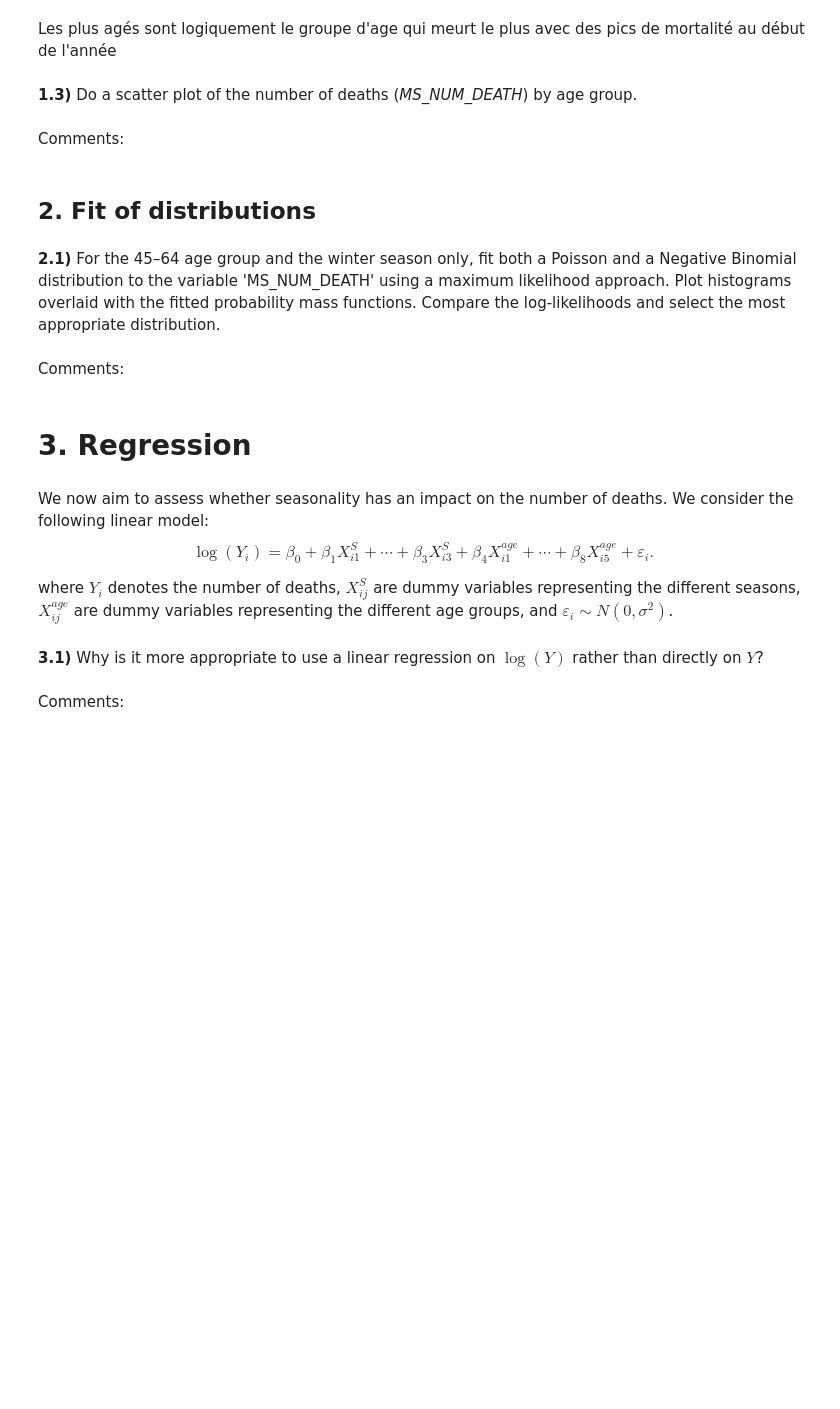
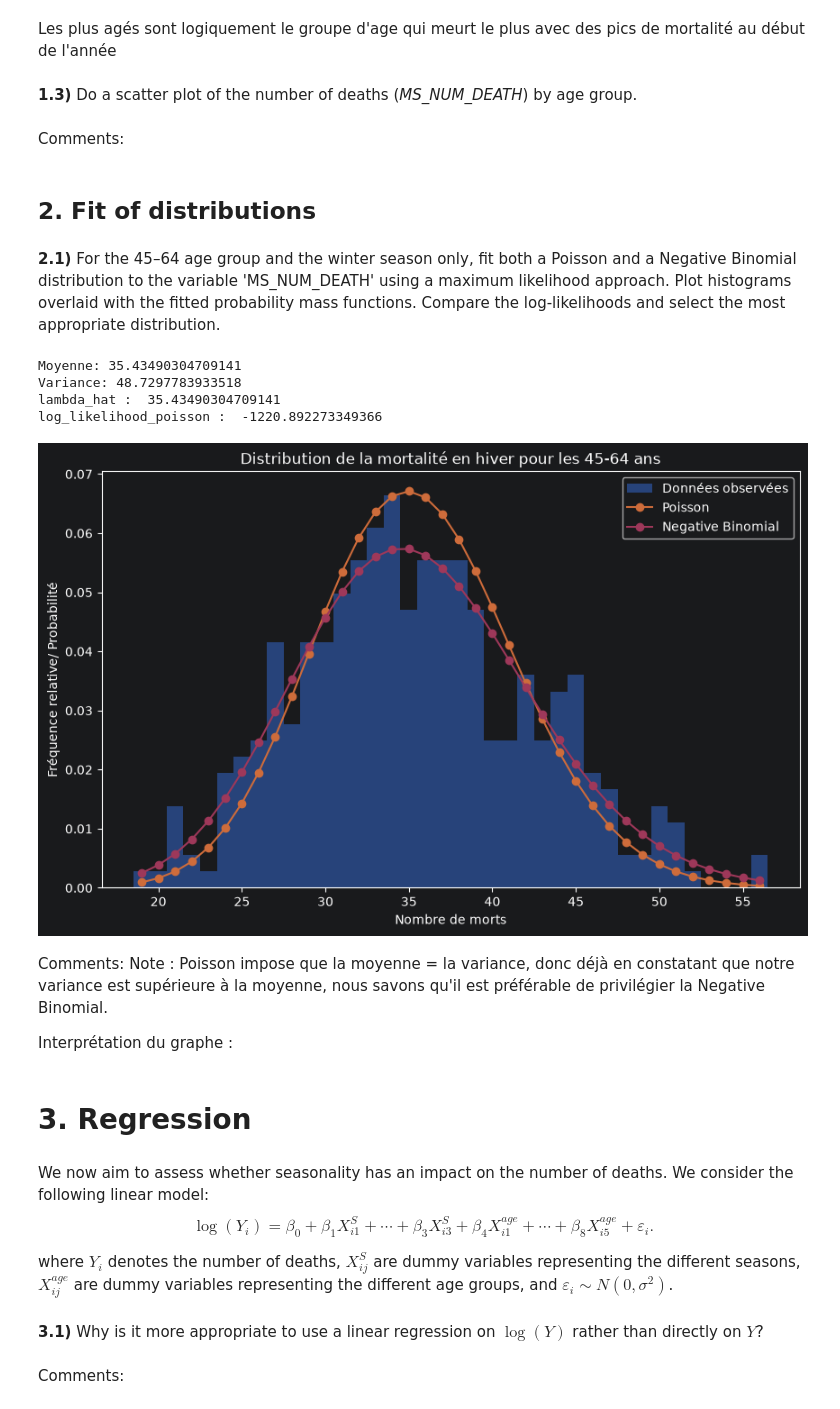
Before and after one commit to Mathieu-Ledent/Hackathon_1_stat, a Jupyter notebook: Hackathon_26_27.ipynb, the cells around one changed output. Drawn from its saved outputs; the diff is of its cells as text; code cells hidden in the pictures; blank space fills up the shorter version.

```diff
--- a/Hackathon_26_27.ipynb
+++ b/Hackathon_26_27.ipynb
@@ -79,9 +79,85 @@ Comments:
 # %% [markdown]
 **2.1)** For the 45–64 age group and the winter season only, fit both a Poisson and a Negative Binomial distribution to the variable 'MS_NUM_DEATH' using a maximum likelihood approach. Plot histograms overlaid with the fitted probability mass functions. Compare the log-likelihoods and select the most appropriate distribution.
 # %%
-# Code here
+from scipy.optimize import minimize
+
+winter_mask = df_pivot.index.month.isin([12, 1, 2])
+winter_45_64 = df_pivot.loc[winter_mask, '45-64'].dropna()
+
+x = winter_45_64.to_numpy()
+
+print("Moyenne:", x.mean())
+print("Variance:", x.var(ddof=1))
+
+#Par Maximum Likelihood:
+
+lambda_hat = x.mean()
+print("lambda_hat : ", lambda_hat)
+
+log_likelihood_poisson = np.sum(sc.poisson.logpmf(winter_45_64, mu=lambda_hat))
+print("log_likelihood_poisson : ", log_likelihood_poisson)
+
+# Negative Binomial :
+
+mean_x = x.mean()
+var_x = x.var(ddof=1)
+
+# Initial estimates
+p0 = mean_x / var_x
+n0 = mean_x**2 / (var_x - mean_x)
+
+def neg_log_likelihood_nb(params):
+    n, p = params
+    return -np.sum(sc.nbinom.logpmf(x, n, p))
+
+result = minimize(
+    neg_log_likelihood_nb,
+    x0=[n0, p0],
+    bounds=[
+        (1e-6, None),
+        (1e-6, 1 - 1e-6)
+    ]
+)
+
+n_hat, p_hat = result.x
+log_likelihood_nb = -result.fun
+
+k = np.arange(int(x.min()), int(x.max()) + 1)
+
+poisson_fit = sc.poisson.pmf(k, lambda_hat)
+nb_fit = sc.nbinom.pmf(k, n_hat, p_hat)
+
+plt.figure(figsize=(10, 6))
+
+plt.hist(
+    x,
+    bins=np.arange(x.min() - 0.5, x.max() + 1.5),
+    density=True,
+    alpha=0.5,
+    label='Données observées'
+)
+
+plt.plot(k, poisson_fit, 'o-', label='Poisson')
+plt.plot(k, nb_fit, 'o-', label='Negative Binomial')
+
+plt.xlabel('Nombre de morts')
+plt.ylabel('Fréquence relative/ Probabilité')
+plt.title('Distribution de la mortalité en hiver pour les 45-64 ans')
+plt.legend()
+
+plt.show()
+# %% [output]
+Moyenne: 35.43490304709141
+Variance: 48.7297783933518
+lambda_hat :  35.43490304709141
+log_likelihood_poisson :  -1220.892273349366
+[figure, added]
 # %% [markdown]
 Comments:
+Note :
+Poisson impose que la moyenne = la variance, donc déjà en constatant que notre variance est supérieure à la moyenne, nous savons qu'il est préférable de privilégier la Negative Binomial.
+
+Interprétation du graphe :
 # %% [markdown]
 # 3. Regression
 # %% [markdown]
```
